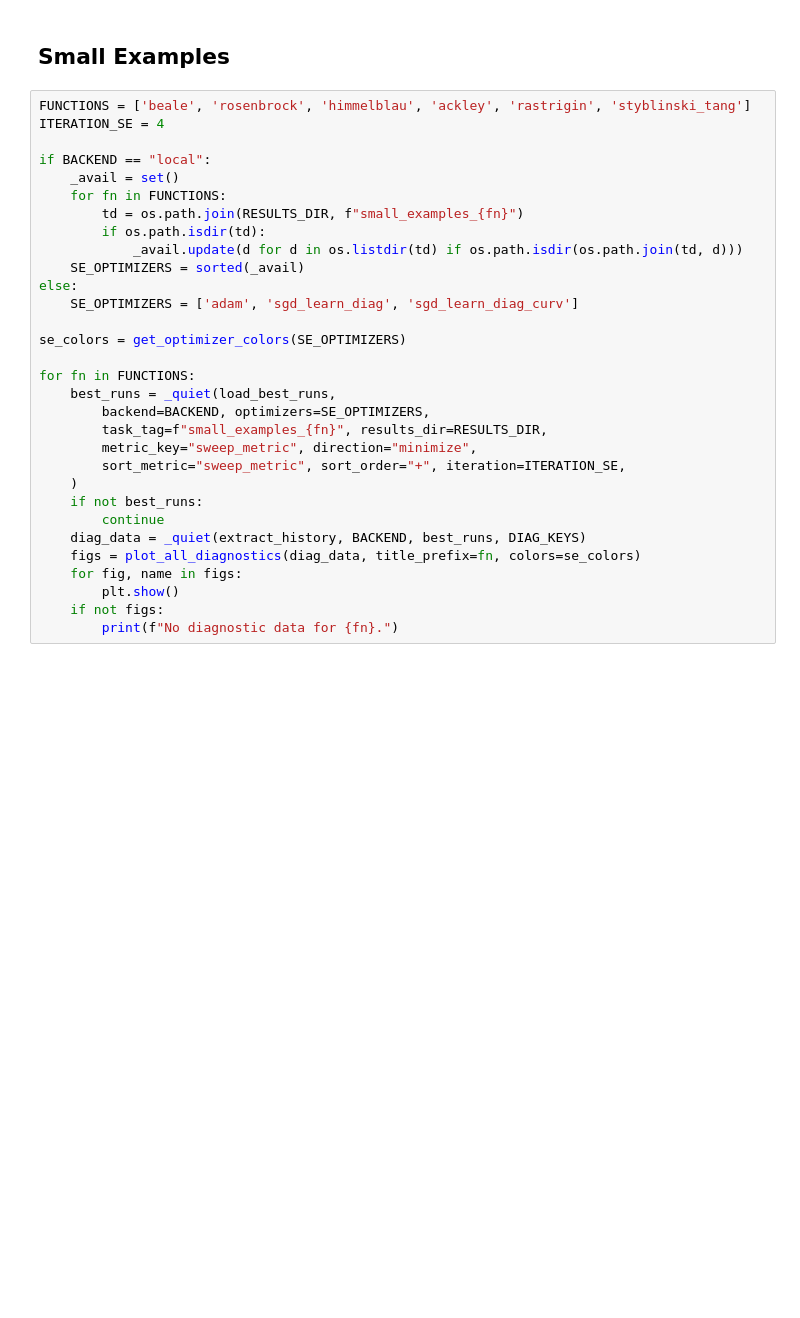
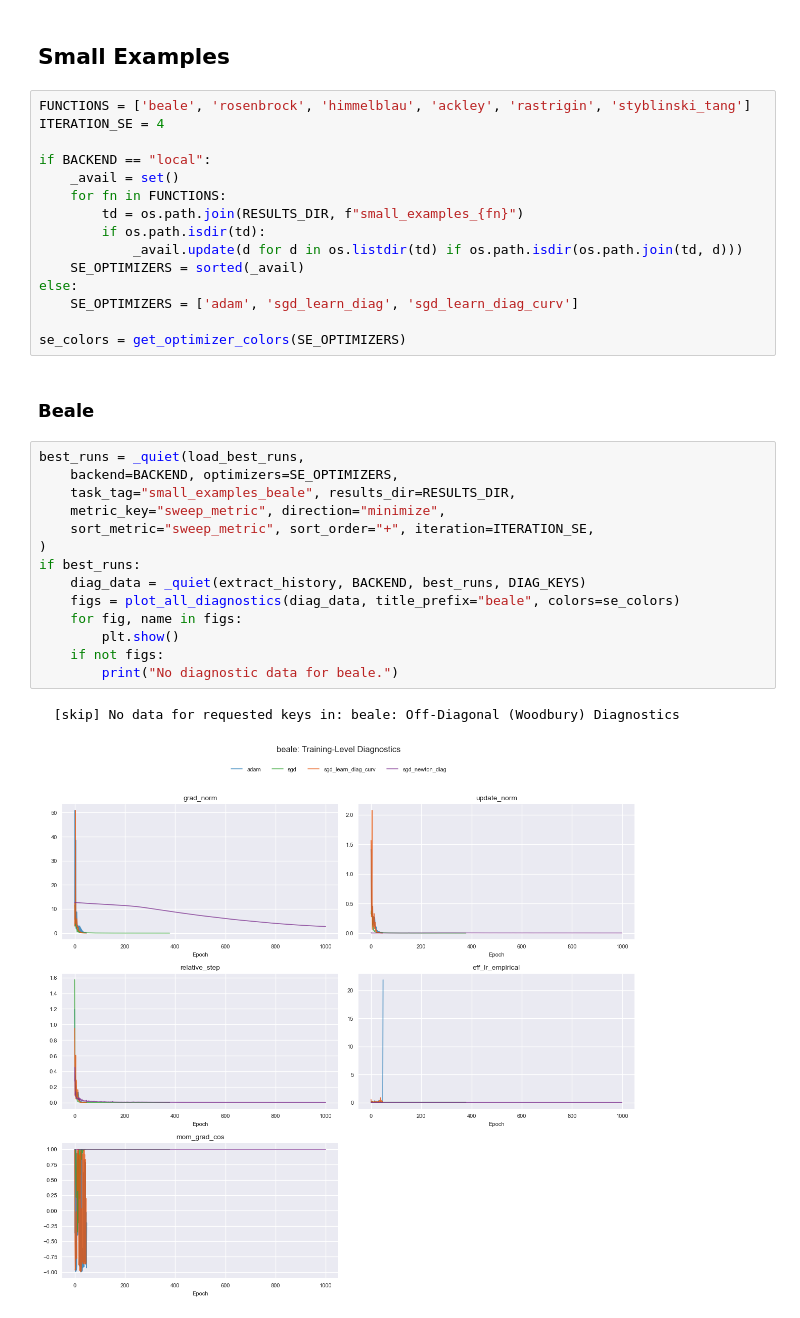
Before and after one commit to Noah-Everett/Induced-Metric-Optimiser, a Jupyter notebook: analysis/diagnostics.ipynb, the cells around one changed output. Saved outputs shown, nothing was run; the diff lists cells and outputs as text; blank space fills up the shorter version.

```diff
--- a/analysis/diagnostics.ipynb
+++ b/analysis/diagnostics.ipynb
@@ -89,19 +121,22 @@ else:
     SE_OPTIMIZERS = ['adam', 'sgd_learn_diag', 'sgd_learn_diag_curv']
 
 se_colors = get_optimizer_colors(SE_OPTIMIZERS)
-
-for fn in FUNCTIONS:
-    best_runs = _quiet(load_best_runs,
-        backend=BACKEND, optimizers=SE_OPTIMIZERS,
-        task_tag=f"small_examples_{fn}", results_dir=RESULTS_DIR,
-        metric_key="sweep_metric", direction="minimize",
-        sort_metric="sweep_metric", sort_order="+", iteration=ITERATION_SE,
-    )
-    if not best_runs:
-        continue
-    diag_data = _quiet(extract_history, BACKEND, best_runs, DIAG_KEYS)
-    figs = plot_all_diagnostics(diag_data, title_prefix=fn, colors=se_colors)
-    for fig, name in figs:
-        plt.show()
-    if not figs:
-        print(f"No diagnostic data for {fn}.")
+# %% [markdown]
+### Beale
+# %%
+best_runs = _quiet(load_best_runs,
+    backend=BACKEND, optimizers=SE_OPTIMIZERS,
+    task_tag="small_examples_beale", results_dir=RESULTS_DIR,
+    metric_key="sweep_metric", direction="minimize",
+    sort_metric="sweep_metric", sort_order="+", iteration=ITERATION_SE,
+)
+if best_runs:
+    diag_data = _quiet(extract_history, BACKEND, best_runs, DIAG_KEYS)
+    figs = plot_all_diagnostics(diag_data, title_prefix="beale", colors=se_colors)
+    for fig, name in figs:
+        plt.show()
+    if not figs:
+        print("No diagnostic data for beale.")
+# %% [output]
+  [skip] No data for requested keys in: beale: Off-Diagonal (Woodbury) Diagnostics
+[figure, added]
```
Also changed, not shown: parts of 15 cells of this notebook, 1 other file.
